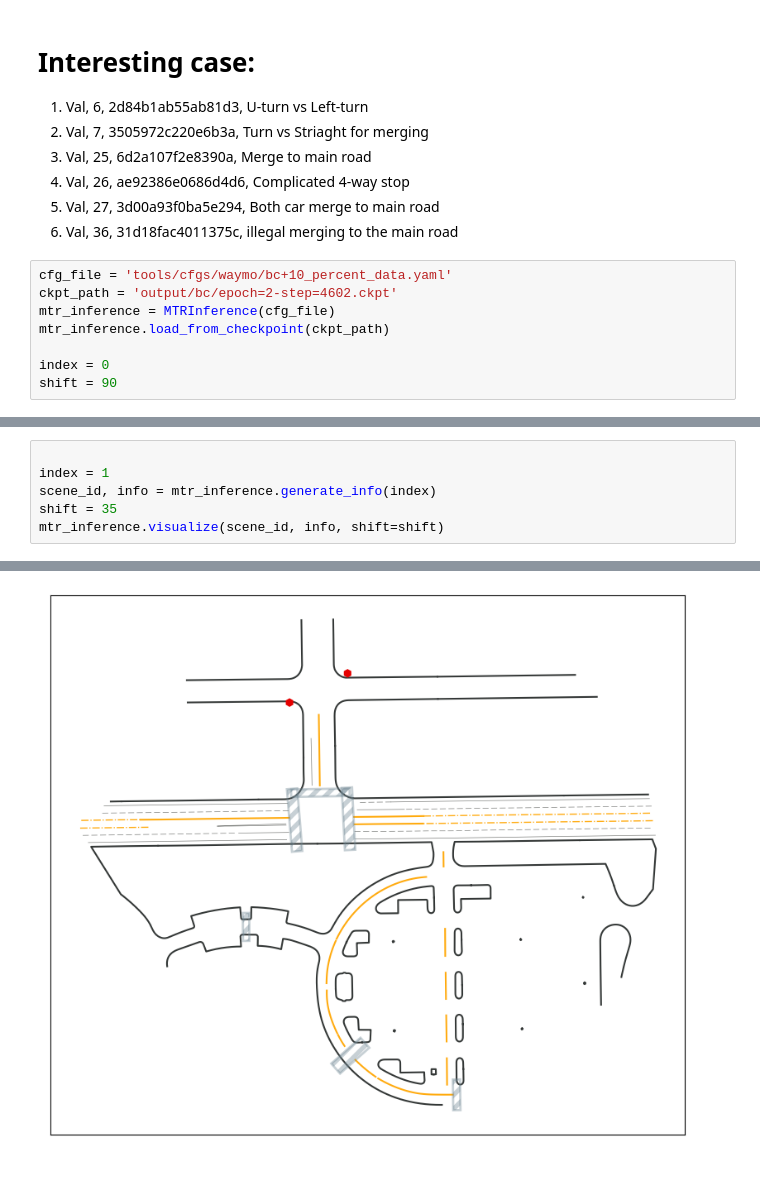
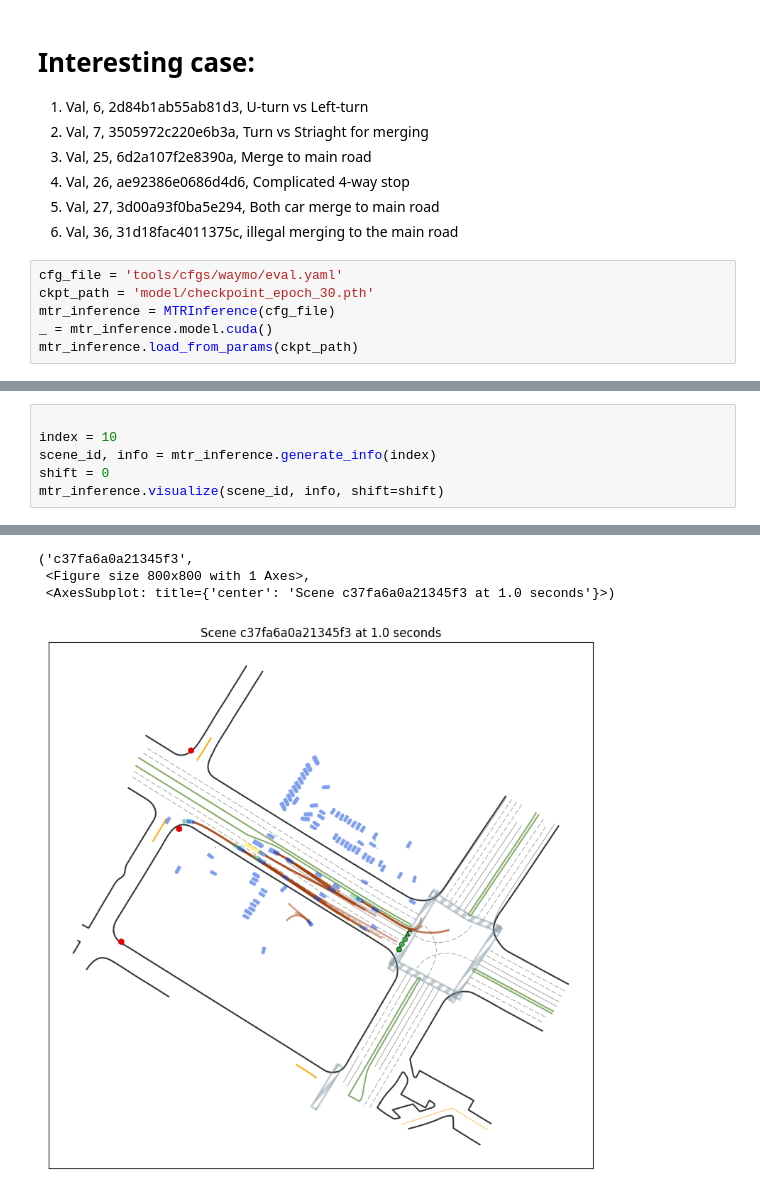
Before and after one commit to zzx9636/MTR, a Jupyter notebook: eval_model.ipynb, the cells around one changed output, grey strips where cells are left out. Cells and saved outputs as stored; diff of their text form.

```diff
--- a/eval_model.ipynb
+++ b/eval_model.ipynb
@@ -20,11 +20,9 @@ from torch.distributions import MultivariateNormal
 5. Val, 27, 3d00a93f0ba5e294, Both car merge to main road
 6. Val, 36, 31d18fac4011375c, illegal merging to the main road
 # %%
-cfg_file = 'tools/cfgs/waymo/bc+10_percent_data.yaml'
-ckpt_path = 'output/bc/epoch=2-step=4602.ckpt'
+cfg_file = 'tools/cfgs/waymo/eval.yaml'
+ckpt_path = 'model/checkpoint_epoch_30.pth'
 mtr_inference = MTRInference(cfg_file)
-mtr_inference.load_from_checkpoint(ckpt_path)
-
-index = 0
-shift = 90
+_ = mtr_inference.model.cuda()
+mtr_inference.load_from_params(ckpt_path)
 # %% [output]
@@ -114,7 +37,7 @@ plt.axis('equal')
 # %%
 
-index = 1
+index = 10
 scene_id, info = mtr_inference.generate_info(index)
-shift = 35
+shift = 0
 mtr_inference.visualize(scene_id, info, shift=shift)
 # %% [output]
@@ -138 +61,4 @@ TypeError: string indices must be integers
+('c37fa6a0a21345f3',
+ <Figure size 800x800 with 1 Axes>,
+ <AxesSubplot: title={'center': 'Scene c37fa6a0a21345f3 at 1.0 seconds'}>)
-[figure, old version]
+[figure, new version]
```
Also changed, not shown: parts of 6 cells of this notebook, 10 other files.
